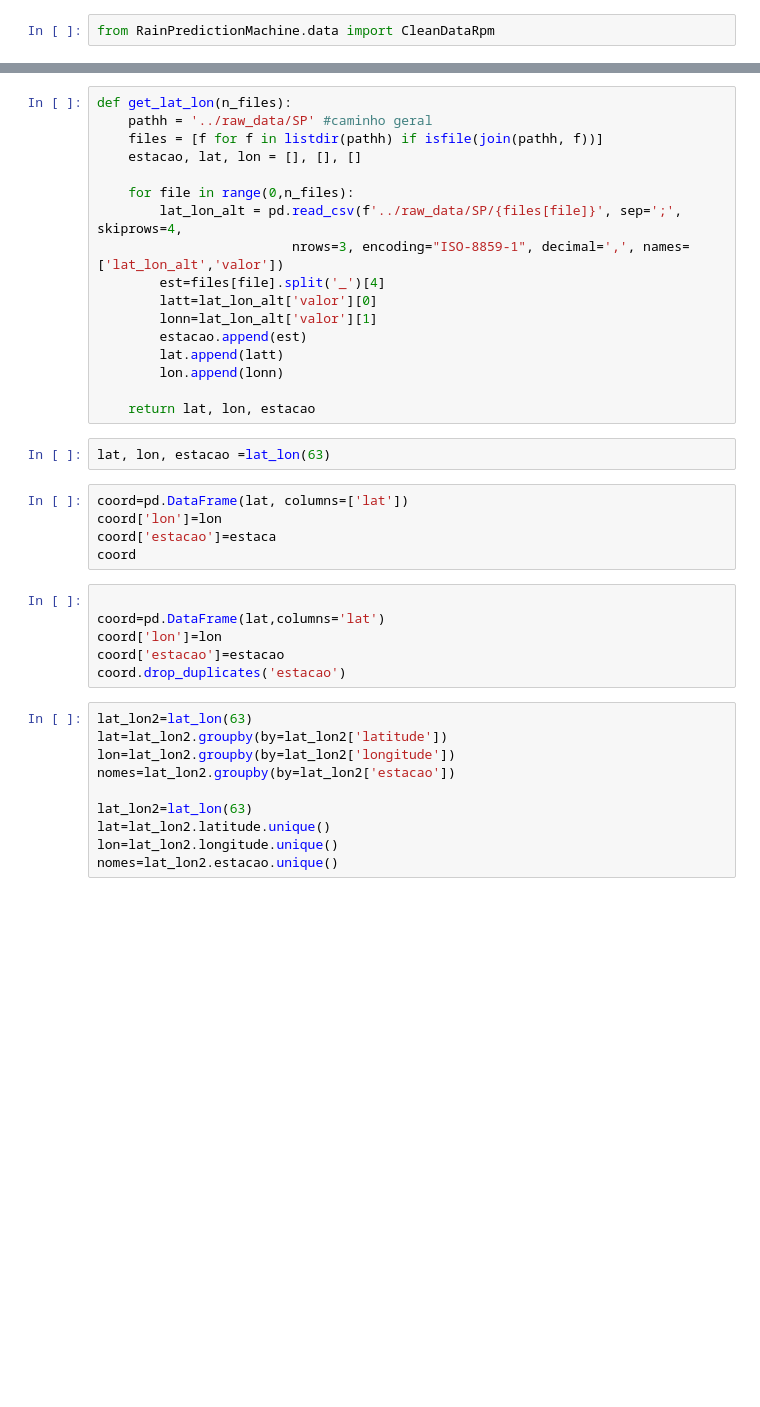
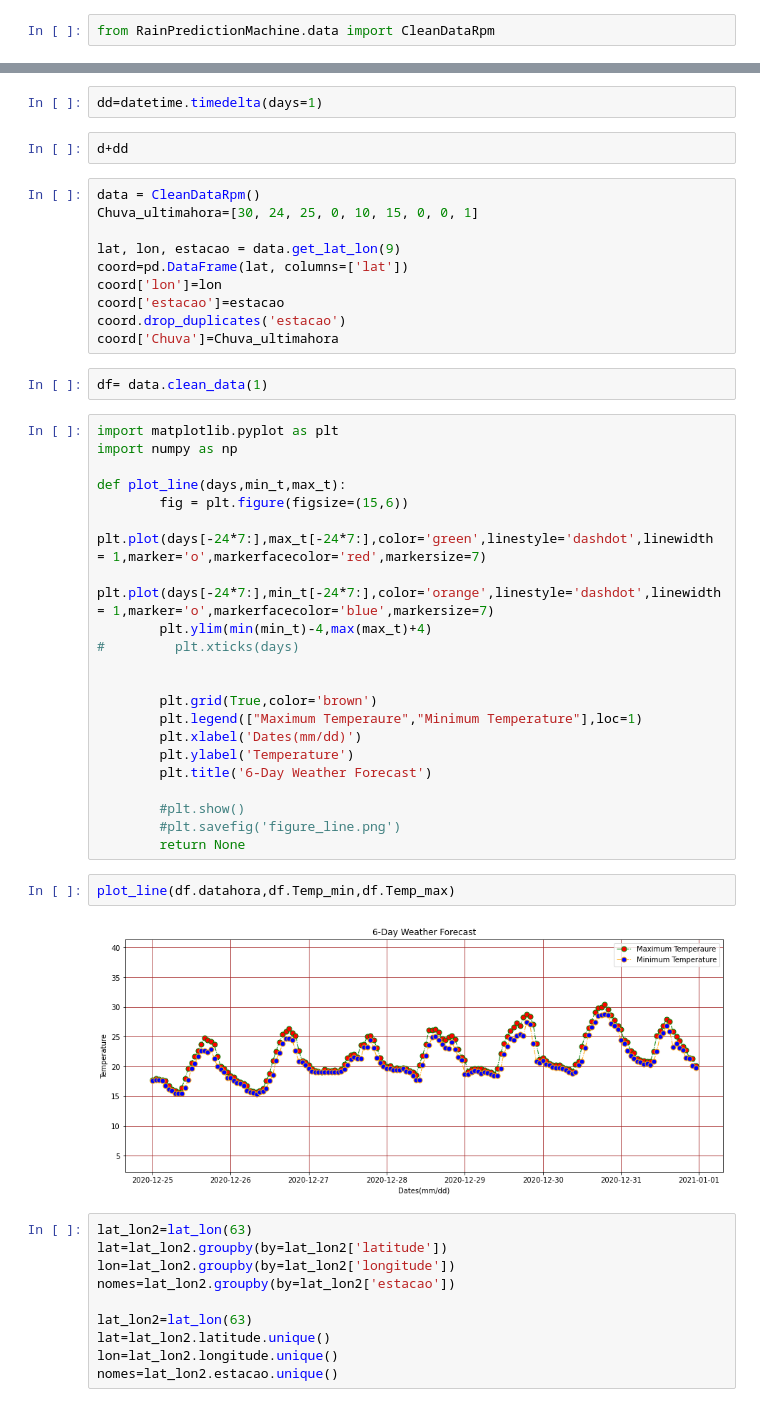
Before and after one commit to thamirisbrandao/rain-prediction-machine, a Jupyter notebook: notebooks/thamiris_feat_exp_3-Copy1.ipynb, the cells around one changed output, grey strips where cells are left out. Saved outputs shown, nothing was run; the diff lists cells and outputs as text; blank space fills up the shorter version.

Commit message:
implementando as figuras do website e arrumando data.py

```diff
--- a/notebooks/thamiris_feat_exp_3-Copy1.ipynb
+++ b/notebooks/thamiris_feat_exp_3-Copy1.ipynb
@@ -38,33 +68,44 @@ lat
+# %%
+dd=datetime.timedelta(days=1)
+# %%
+d+dd
 # %%
-def get_lat_lon(n_files):
-    pathh = '../raw_data/SP' #caminho geral
-    files = [f for f in listdir(pathh) if isfile(join(pathh, f))]
-    estacao, lat, lon = [], [], []
+data = CleanDataRpm()
+Chuva_ultimahora=[30, 24, 25, 0, 10, 15, 0, 0, 1]
 
-    for file in range(0,n_files):
-        lat_lon_alt = pd.read_csv(f'../raw_data/SP/{files[file]}', sep=';', skiprows=4,
-                         nrows=3, encoding="ISO-8859-1", decimal=',', names=['lat_lon_alt','valor'])
-        est=files[file].split('_')[4]
-        latt=lat_lon_alt['valor'][0]
-        lonn=lat_lon_alt['valor'][1]
-        estacao.append(est)
-        lat.append(latt)
-        lon.append(lonn)
-
-    return lat, lon, estacao
+lat, lon, estacao = data.get_lat_lon(9)
+coord=pd.DataFrame(lat, columns=['lat'])
+coord['lon']=lon
+coord['estacao']=estacao
+coord.drop_duplicates('estacao')
+coord['Chuva']=Chuva_ultimahora
 # %%
-lat, lon, estacao =lat_lon(63)
+df= data.clean_data(1)
 # %%
-coord=pd.DataFrame(lat, columns=['lat'])
-coord['lon']=lon
-coord['estacao']=estaca
-coord
+import matplotlib.pyplot as plt
+import numpy as np
+
+def plot_line(days,min_t,max_t):
+        fig = plt.figure(figsize=(15,6))
+        plt.plot(days[-24*7:],max_t[-24*7:],color='green',linestyle='dashdot',linewidth = 1,marker='o',markerfacecolor='red',markersize=7)
+        plt.plot(days[-24*7:],min_t[-24*7:],color='orange',linestyle='dashdot',linewidth = 1,marker='o',markerfacecolor='blue',markersize=7)
+        plt.ylim(min(min_t)-4,max(max_t)+4)
+#         plt.xticks(days)
+
+
+        plt.grid(True,color='brown')
+        plt.legend(["Maximum Temperaure","Minimum Temperature"],loc=1)
+        plt.xlabel('Dates(mm/dd)')
+        plt.ylabel('Temperature')
+        plt.title('6-Day Weather Forecast')
+
+        #plt.show()
+        #plt.savefig('figure_line.png')
+        return None
 # %%
-
-coord=pd.DataFrame(lat,columns='lat')
-coord['lon']=lon
-coord['estacao']=estacao
-coord.drop_duplicates('estacao')
+plot_line(df.datahora,df.Temp_min,df.Temp_max)
+# %% [output]
+[figure, added]
 # %%
 lat_lon2=lat_lon(63)
 lat=lat_lon2.groupby(by=lat_lon2['latitude'])
```
Also changed, not shown: parts of 4 cells of this notebook, 3 other files.
